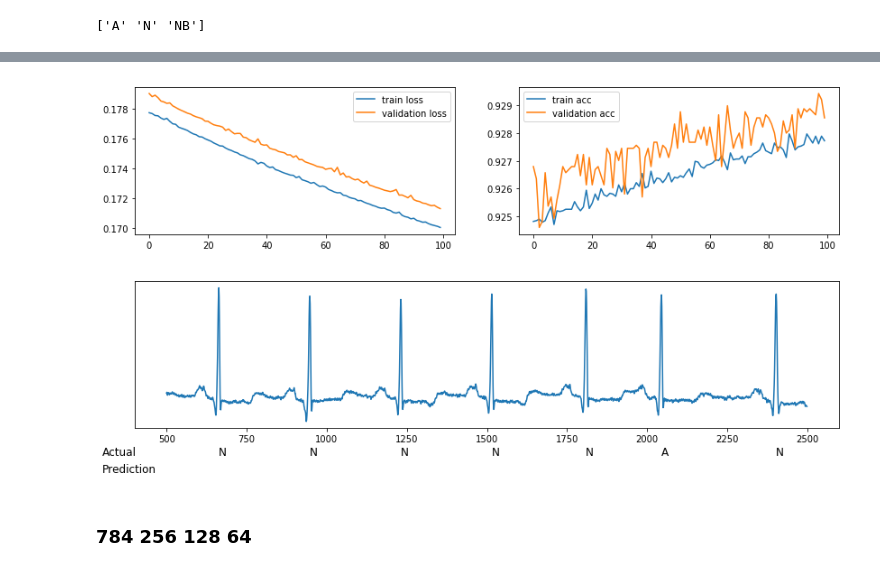
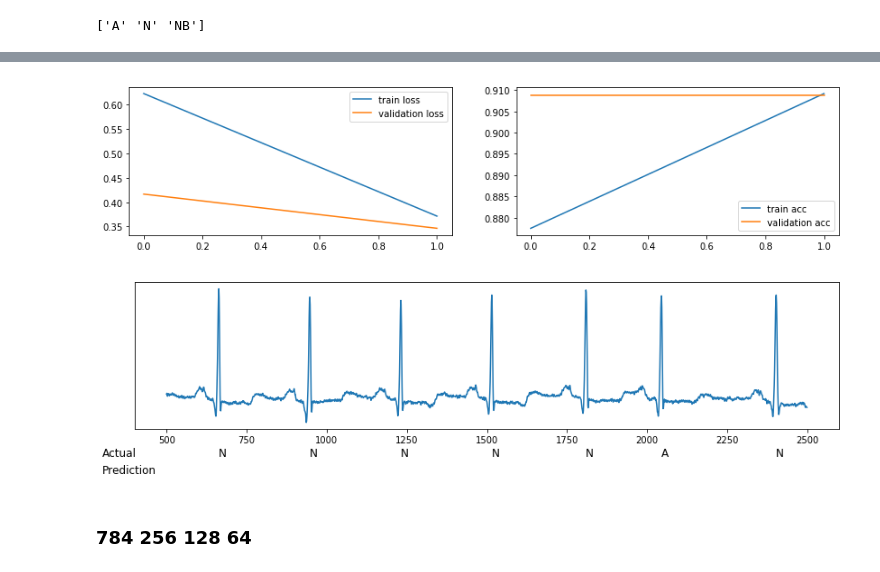
Before and after one commit to piotrbazan/machine-learning, a Jupyter notebook: projects/ecg/ecg.ipynb, the cells around one changed output, grey strips where cells are left out. Drawn from its saved outputs; the diff is of its cells as text; code cells hidden in the pictures.

```diff
--- a/projects/ecg/ecg.ipynb
+++ b/projects/ecg/ecg.ipynb
@@ -54,10 +53,10 @@ Successfully loaded weights
 # %%
 full_model = create_full_model(encoders[1], layers_dim=[3])
 # %%
-fit_full_model(full_model, x_train, x_test, y_train, y_test, epochs=100, verbose=0)
+fit_full_model(full_model, x_train, x_test, y_train, y_test, epochs=2, verbose=0)
 plot_validation_diagram(full_model, lb.classes_, ann, sig, 500, 2500)
 # %% [output]
-[figure, old version]
+[figure, new version]
 [figure]
 # %% [markdown]
 ### 784 256 128 64
```
Also changed, not shown: parts of 2 cells of this notebook, 2 other files.
